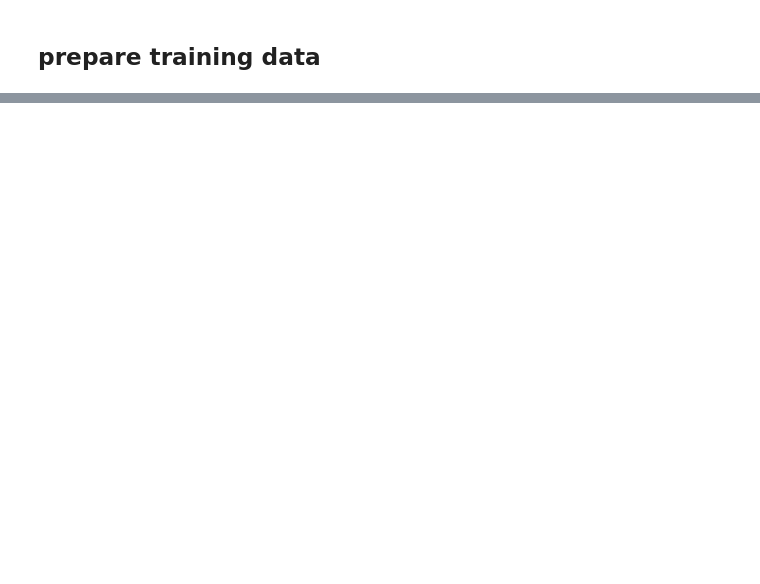
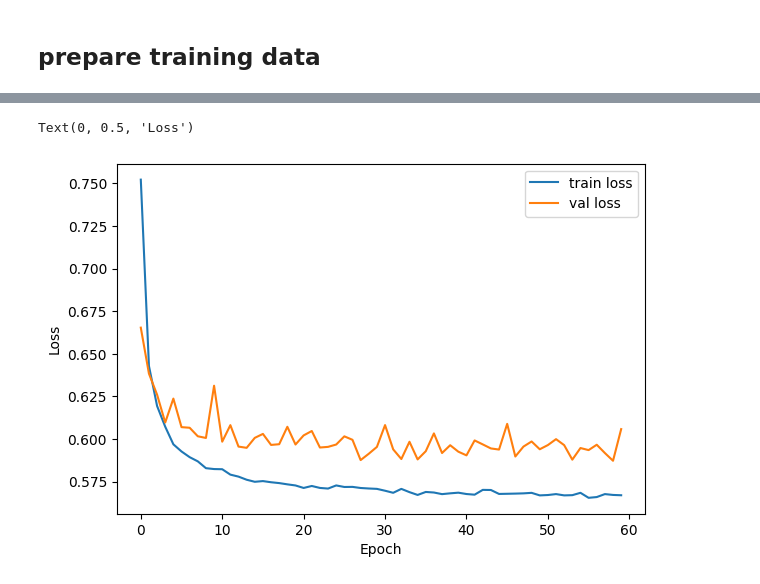
Before and after one commit to hftsoi/smart-pixels, a Jupyter notebook: smart_pixels.ipynb, the cells around one changed output, grey strips where cells are left out. Cells and saved outputs as stored; diff of their text form; code cells hidden in the pictures; blank space fills up the shorter version.

Commit message:
base model

```diff
--- a/smart_pixels.ipynb
+++ b/smart_pixels.ipynb
@@ -177,0 +204,5 @@ Y_test  shape: (199987, 3)
+# %%
+scaler = StandardScaler()
+X_train = scaler.fit_transform(X_train)
+X_val = scaler.transform(X_val)
+X_test = scaler.transform(X_test)
@@ -177,0 +211,17 @@ Y_test  shape: (199987, 3)
+# %%
+quantizer = quantized_bits(8, 0, alpha=1)
+quantized_relu = 'quantized_relu(8, 0)'
+
+x_input = keras.Input(shape=(14,), name='input')
+
+x = QDense(128, use_bias=True, name='dense1', kernel_quantizer=quantizer, bias_quantizer=quantizer)(x_input)
+x = QActivation(quantized_relu, name='relu1')(x)
+
+x = QDense(3, use_bias=True, name='dense2', kernel_quantizer=quantizer, bias_quantizer=quantizer)(x)
+x = layers.Softmax(name='softmax')(x)
+
+model = keras.Model(x_input, x, name='model')
+
+model.compile(optimizer=tf.keras.optimizers.legacy.Adam(learning_rate=0.005),
+              loss='categorical_crossentropy', metrics = ['accuracy'])
+model.summary()
@@ -177,0 +248,4 @@ Y_test  shape: (199987, 3)
+# %%
+history = model.fit(X_train, Y_train,
+                    validation_data = (X_val, Y_val),
+                    epochs=60, batch_size=128)
@@ -177,0 +270,11 @@ Y_test  shape: (199987, 3)
+# %%
+plt.figure(figsize = (15,10))
+axes = plt.subplot(2, 2, 1)
+axes.plot(history.history['loss'], label = 'train loss')
+axes.plot(history.history['val_loss'], label = 'val loss')
+axes.legend(loc = "upper right")
+axes.set_xlabel('Epoch')
+axes.set_ylabel('Loss')
+# %% [output]
+Text(0, 0.5, 'Loss')
+[figure, added]
```
Also changed, not shown: parts of 12 cells of this notebook.
